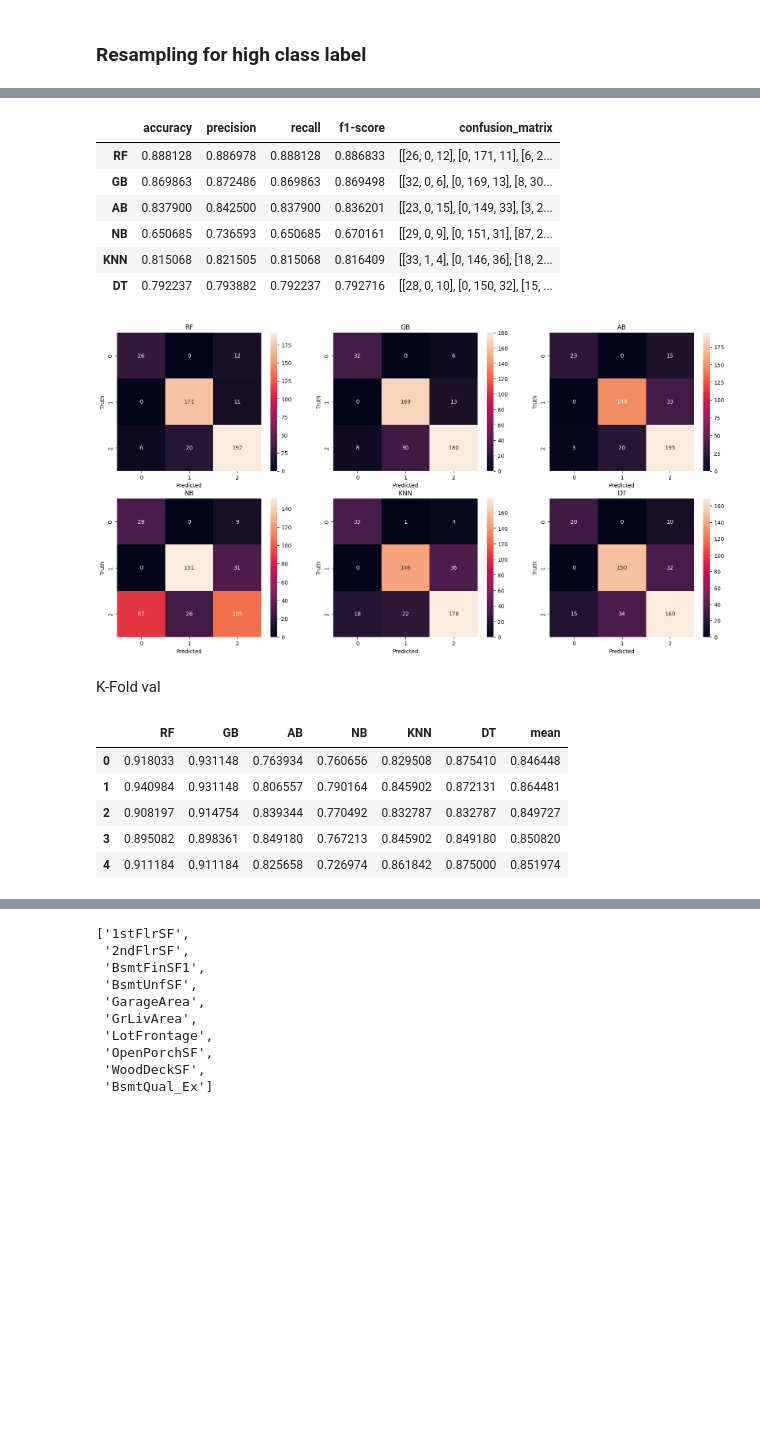
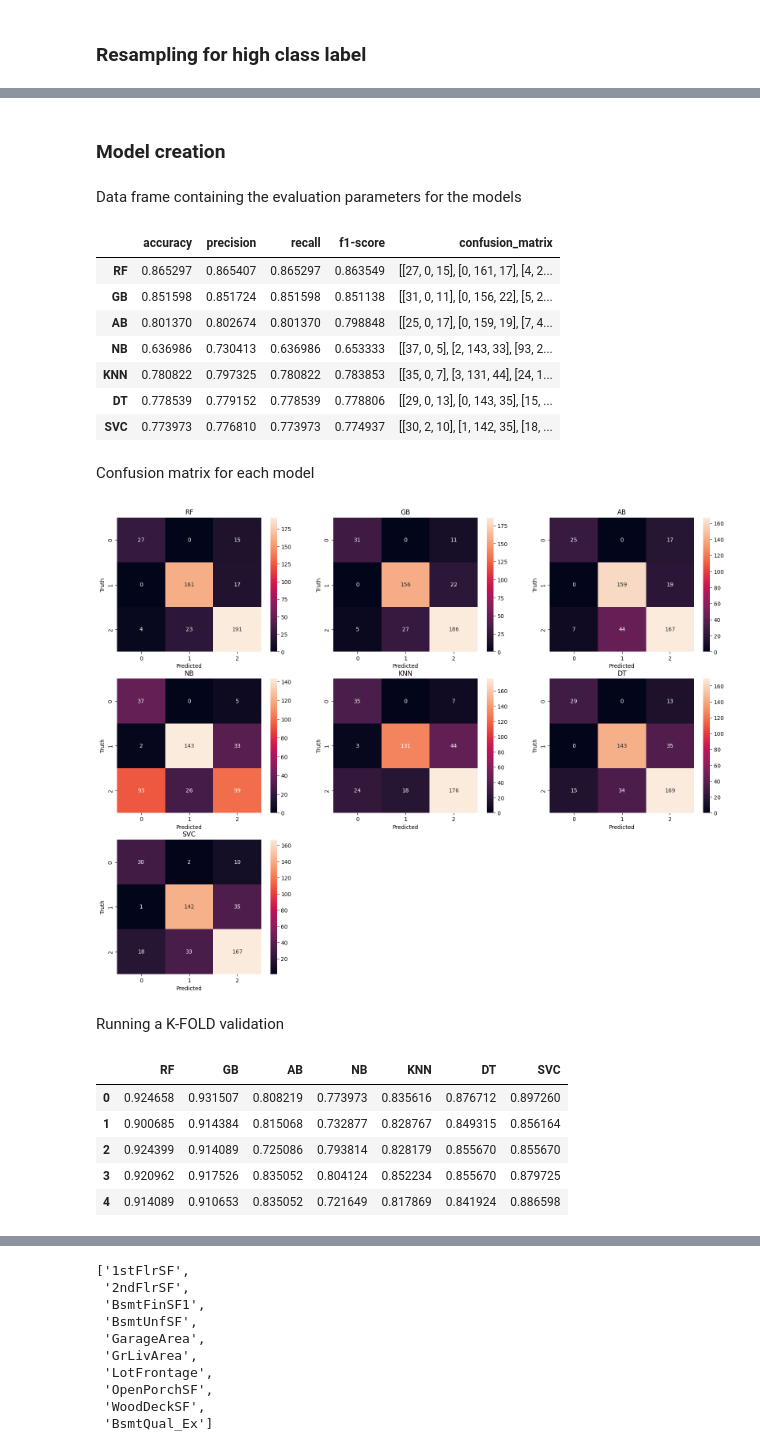
Before and after one commit to maikuvit/Space-Capybaras-Final-Project, a Jupyter notebook: HousePricesSpaceCapybaras_Model.ipynb, the cells around one changed output, grey strips where cells are left out. Drawn from its saved outputs; the diff is of its cells as text; code cells hidden in the pictures; blank space fills up the shorter version.

```diff
--- a/HousePricesSpaceCapybaras_Model.ipynb
+++ b/HousePricesSpaceCapybaras_Model.ipynb
@@ -54,2 +54,4 @@ x_train_smote, y_train_smote = smote.fit_resample(x_train, y_train)
+# %% [markdown]
+### Model creation
 # %%
 from sklearn.ensemble import RandomForestClassifier, GradientBoostingClassifier, AdaBoostClassifier
@@ -66,4 +69,5 @@ models.append(('AB', AdaBoostClassifier(random_state=seed)))
 models.append(('NB', GaussianNB()))
 models.append(('KNN', KNeighborsClassifier()))
 models.append(('DT', DecisionTreeClassifier(random_state=seed)))
+models.append(('SVC', SVC(random_state=seed, kernel="poly",gamma=2,probability=True, class_weight={ 'HIGH': 2} )))
 # %%
@@ -82,33 +83,39 @@ for name, model in models:
     f1score = f1_score(y_test, y_pred, average='weighted')
     results.append([accuracy, precision, recall, f1score, confusion_matrix(y_test, y_pred)])
     names.append(name)
+# %% [markdown]
+Data frame containing the evaluation parameters for the models
 # %%
-# create a dataframe with the results
 df_results = pd.DataFrame(results, columns=['accuracy', 'precision', 'recall', 'f1-score', 'confusion_matrix'], index=names)
 df_results
 # %% [output]
 |  | accuracy | precision | recall | f1-score | confusion_matrix |
-| RF | 0.888128 | 0.886978 | 0.888128 | 0.886833 | [[26, 0, 12], [0, 171, 11], [6, 2... |
-| GB | 0.869863 | 0.872486 | 0.869863 | 0.869498 | [[32, 0, 6], [0, 169, 13], [8, 30... |
-| AB | 0.837900 | 0.842500 | 0.837900 | 0.836201 | [[23, 0, 15], [0, 149, 33], [3, 2... |
-| NB | 0.650685 | 0.736593 | 0.650685 | 0.670161 | [[29, 0, 9], [0, 151, 31], [87, 2... |
-| KNN | 0.815068 | 0.821505 | 0.815068 | 0.816409 | [[33, 1, 4], [0, 146, 36], [18, 2... |
-| DT | 0.792237 | 0.793882 | 0.792237 | 0.792716 | [[28, 0, 10], [0, 150, 32], [15, ... |
+| RF | 0.865297 | 0.865407 | 0.865297 | 0.863549 | [[27, 0, 15], [0, 161, 17], [4, 2... |
+| GB | 0.851598 | 0.851724 | 0.851598 | 0.851138 | [[31, 0, 11], [0, 156, 22], [5, 2... |
+| AB | 0.801370 | 0.802674 | 0.801370 | 0.798848 | [[25, 0, 17], [0, 159, 19], [7, 4... |
+| NB | 0.636986 | 0.730413 | 0.636986 | 0.653333 | [[37, 0, 5], [2, 143, 33], [93, 2... |
+| KNN | 0.780822 | 0.797325 | 0.780822 | 0.783853 | [[35, 0, 7], [3, 131, 44], [24, 1... |
+| DT | 0.778539 | 0.779152 | 0.778539 | 0.778806 | [[29, 0, 13], [0, 143, 35], [15, ... |
+| SVC | 0.773973 | 0.776810 | 0.773973 | 0.774937 | [[30, 2, 10], [1, 142, 35], [18, ... |
+# %% [markdown]
+Confusion matrix for each model
 # %%
-#create a confusion matrix for each model in a 2x3 grid
-fig, axes = plt.subplots(2, 3, figsize=(20, 10))
+fig, axes = plt.subplots(3, 3, figsize=(20, 15))
 for i, (name, model) in enumerate(models):
     row = i // 3
     col = i % 3
     axes[row, col].set_title(name)
     sb.heatmap(results[i][4], annot=True, fmt='d', cmap='rocket', ax=axes[row, col])
     axes[row, col].set_xlabel('Predicted')
     axes[row, col].set_ylabel('Truth')
+
+axes[2,1].remove()
+axes[2,2].remove()
 plt.show()
 # %% [output]
-[figure, old version]
+[figure, new version]
-# %% [markdown]
-K-Fold val
+# %% [markdown]
+Running a K-FOLD validation
 # %%
 from sklearn.model_selection import KFold, cross_val_score
 
@@ -122,9 +129,9 @@ for name, model in models:
 # %%
 kfold_results
 # %% [output]
-|  | RF | GB | AB | NB | KNN | DT | mean |
-| 0 | 0.918033 | 0.931148 | 0.763934 | 0.760656 | 0.829508 | 0.875410 | 0.846448 |
-| 1 | 0.940984 | 0.931148 | 0.806557 | 0.790164 | 0.845902 | 0.872131 | 0.864481 |
-| 2 | 0.908197 | 0.914754 | 0.839344 | 0.770492 | 0.832787 | 0.832787 | 0.849727 |
-| 3 | 0.895082 | 0.898361 | 0.849180 | 0.767213 | 0.845902 | 0.849180 | 0.850820 |
-| 4 | 0.911184 | 0.911184 | 0.825658 | 0.726974 | 0.861842 | 0.875000 | 0.851974 |
+|  | RF | GB | AB | NB | KNN | DT | SVC |
+| 0 | 0.924658 | 0.931507 | 0.808219 | 0.773973 | 0.835616 | 0.876712 | 0.897260 |
+| 1 | 0.900685 | 0.914384 | 0.815068 | 0.732877 | 0.828767 | 0.849315 | 0.856164 |
+| 2 | 0.924399 | 0.914089 | 0.725086 | 0.793814 | 0.828179 | 0.855670 | 0.855670 |
+| 3 | 0.920962 | 0.917526 | 0.835052 | 0.804124 | 0.852234 | 0.855670 | 0.879725 |
+| 4 | 0.914089 | 0.910653 | 0.835052 | 0.721649 | 0.817869 | 0.841924 | 0.886598 |
```
Also changed, not shown: parts of 38 cells of this notebook, 2 other files.
